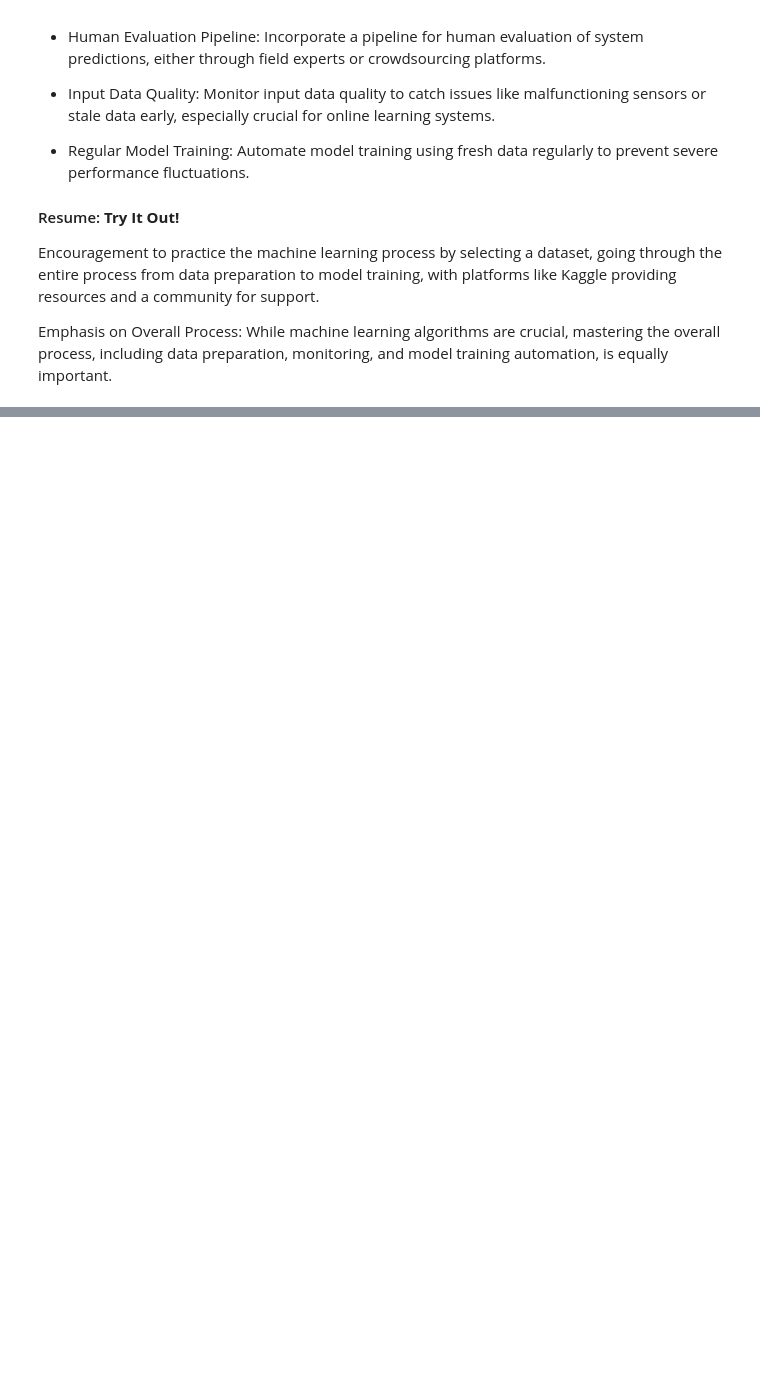
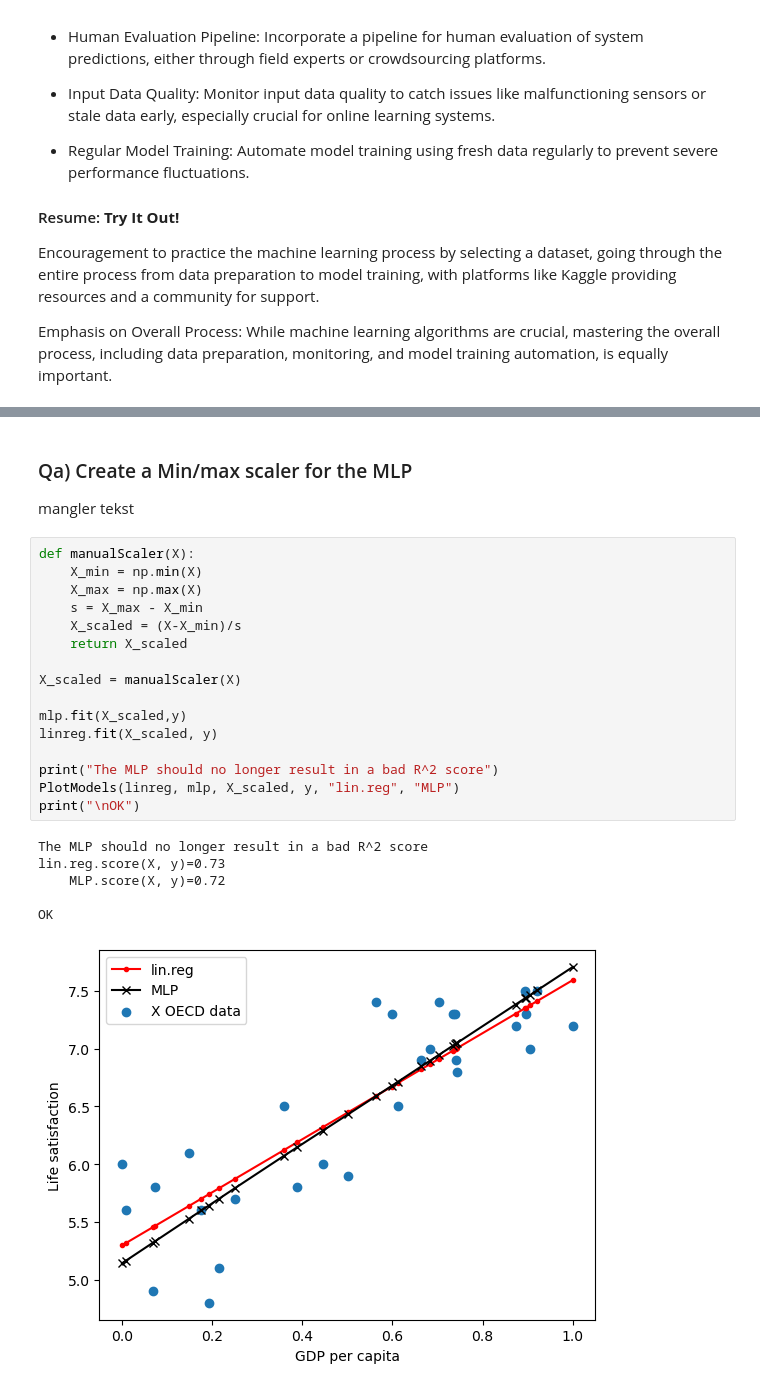
Before and after one commit to kaaecreme/6-Semester, a Jupyter notebook: MAL/02/02 - Samlet dokument.ipynb, the cells around one changed output, grey strips where cells are left out. Cells and saved outputs as stored; diff of their text form; blank space fills up the shorter version.

```diff
--- a/MAL/02/02 - Samlet dokument.ipynb
+++ b/MAL/02/02 - Samlet dokument.ipynb
@@ -224,0 +331,26 @@ This saint bernard dog represents a better image than the previous mentioned dog
+# %% [markdown]
+### Qa) Create a Min/max scaler for the MLP
+mangler tekst
+# %%
+def manualScaler(X):
+    X_min = np.min(X)
+    X_max = np.max(X)
+    s = X_max - X_min
+    X_scaled = (X-X_min)/s
+    return X_scaled
+
+X_scaled = manualScaler(X)
+
+mlp.fit(X_scaled,y)
+linreg.fit(X_scaled, y)
+
+print("The MLP should no longer result in a bad R^2 score")
+PlotModels(linreg, mlp, X_scaled, y, "lin.reg", "MLP")
+print("\nOK")
+# %% [output]
+The MLP should no longer result in a bad R^2 score
+lin.reg.score(X, y)=0.73
+    MLP.score(X, y)=0.72
+
+OK
+[figure, added]
```
Also changed, not shown: parts of 10 cells of this notebook, 1 other file.
